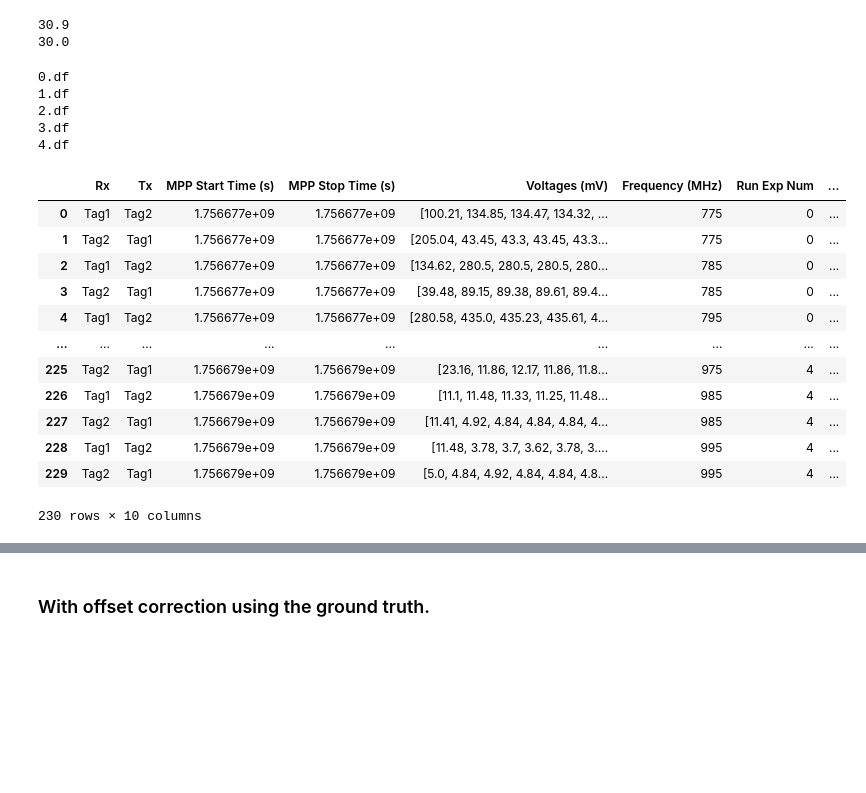
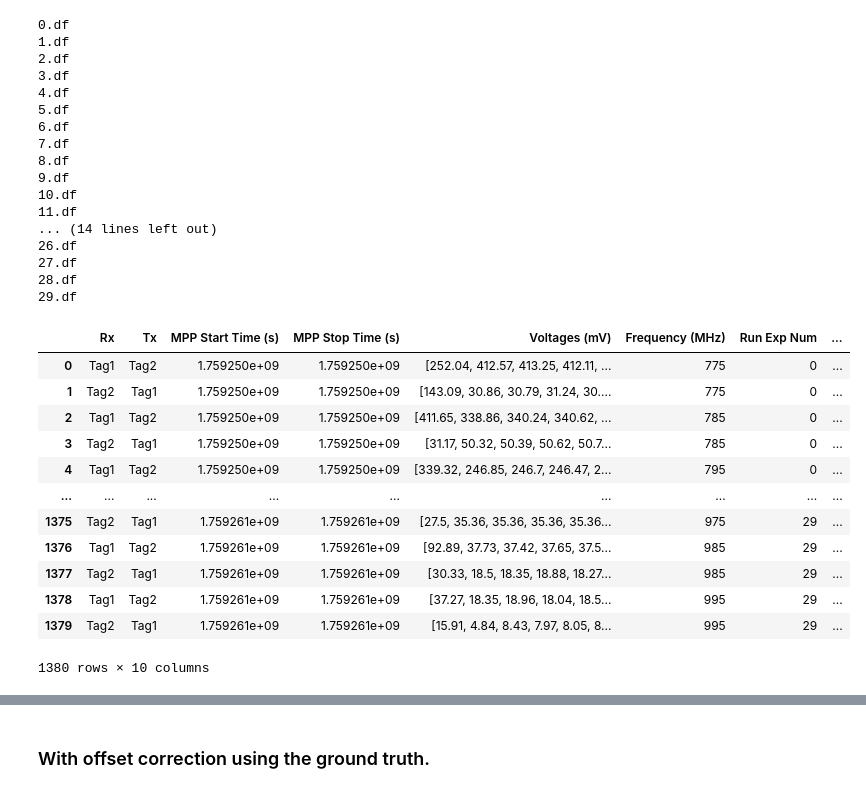
Before and after one commit to manavjeetsingh/RFImaging, a Jupyter notebook: OCS/FixedTTEDist/phaseProcessing.ipynb, the cells around one changed output, grey strips where cells are left out. Saved outputs shown, nothing was run; the diff lists cells and outputs as text; code cells hidden in the pictures; blank space fills up the shorter version.

```diff
--- a/OCS/FixedTTEDist/phaseProcessing.ipynb
+++ b/OCS/FixedTTEDist/phaseProcessing.ipynb
@@ -24,45 +35,51 @@ notes
-# %%
-print(float(notes[notes['Sno']==0]['Laser dist'].iloc[0]))
-print(float(notes[notes['Sno']==0]['Tape dist'].iloc[0]))
-# %% [output]
-30.9
-30.0
 # %%
 df_all=None
 file_names = sorted([f for f in os.listdir("dataframes") if f[0] != '.'], key=lambda x: int(x.split('.')[0]))
 for file_name in file_names:
     dist_idx=int(file_name.split(".")[0])
-    laser_dist=float(notes[notes['Sno']==dist_idx]['Laser dist'].iloc[0])
-    tape_dist=float(notes[notes['Sno']==dist_idx]['Tape dist'].iloc[0])
+    T2Tdist=float(notes[notes['Sno']==dist_idx]['T2T Dist'].iloc[0])
+    wallDist=float(notes[notes['Sno']==dist_idx]['Wall Dist'].iloc[0])
     with open(f'dataframes/{file_name}', "rb") as f:
         print(file_name)
         _df = pickle.load(f)
         # Add new columns to _df for all rows
         _df['Run Exp Num'] = dist_idx
-        _df['Laser dist'] = laser_dist/100
-        _df['Tape dist'] = tape_dist/100
+        _df['dist'] = T2Tdist/100
+        _df['wall dist'] = wallDist/100
         if df_all is None:
             df_all=_df
         else:
             df_all = pd.concat([df_all, _df], ignore_index=True)
 
 df_all
 # %% [output]
 0.df
 1.df
 2.df
 3.df
 4.df
+5.df
+6.df
+7.df
+8.df
+9.df
+10.df
+11.df
+... (14 lines left out)
+26.df
+27.df
+28.df
+29.df
 |  | Rx | Tx | MPP Start Time (s) | MPP Stop Time (s) | Voltages (mV) | Frequency (MHz) | Run Exp Num | ... |
-| 0 | Tag1 | Tag2 | 1.756677e+09 | 1.756677e+09 | [100.21, 134.85, 134.47, 134.32, ... | 775 | 0 | ... |
-| 1 | Tag2 | Tag1 | 1.756677e+09 | 1.756677e+09 | [205.04, 43.45, 43.3, 43.45, 43.3... | 775 | 0 | ... |
-| 2 | Tag1 | Tag2 | 1.756677e+09 | 1.756677e+09 | [134.62, 280.5, 280.5, 280.5, 280... | 785 | 0 | ... |
-| 3 | Tag2 | Tag1 | 1.756677e+09 | 1.756677e+09 | [39.48, 89.15, 89.38, 89.61, 89.4... | 785 | 0 | ... |
-| 4 | Tag1 | Tag2 | 1.756677e+09 | 1.756677e+09 | [280.58, 435.0, 435.23, 435.61, 4... | 795 | 0 | ... |
+| 0 | Tag1 | Tag2 | 1.759250e+09 | 1.759250e+09 | [252.04, 412.57, 413.25, 412.11, ... | 775 | 0 | ... |
+| 1 | Tag2 | Tag1 | 1.759250e+09 | 1.759250e+09 | [143.09, 30.86, 30.79, 31.24, 30.... | 775 | 0 | ... |
+| 2 | Tag1 | Tag2 | 1.759250e+09 | 1.759250e+09 | [411.65, 338.86, 340.24, 340.62, ... | 785 | 0 | ... |
+| 3 | Tag2 | Tag1 | 1.759250e+09 | 1.759250e+09 | [31.17, 50.32, 50.39, 50.62, 50.7... | 785 | 0 | ... |
+| 4 | Tag1 | Tag2 | 1.759250e+09 | 1.759250e+09 | [339.32, 246.85, 246.7, 246.47, 2... | 795 | 0 | ... |
 | ... | ... | ... | ... | ... | ... | ... | ... | ... |
-| 225 | Tag2 | Tag1 | 1.756679e+09 | 1.756679e+09 | [23.16, 11.86, 12.17, 11.86, 11.8... | 975 | 4 | ... |
-| 226 | Tag1 | Tag2 | 1.756679e+09 | 1.756679e+09 | [11.1, 11.48, 11.33, 11.25, 11.48... | 985 | 4 | ... |
-| 227 | Tag2 | Tag1 | 1.756679e+09 | 1.756679e+09 | [11.41, 4.92, 4.84, 4.84, 4.84, 4... | 985 | 4 | ... |
-| 228 | Tag1 | Tag2 | 1.756679e+09 | 1.756679e+09 | [11.48, 3.78, 3.7, 3.62, 3.78, 3.... | 995 | 4 | ... |
-| 229 | Tag2 | Tag1 | 1.756679e+09 | 1.756679e+09 | [5.0, 4.84, 4.92, 4.84, 4.84, 4.8... | 995 | 4 | ... |
+| 1375 | Tag2 | Tag1 | 1.759261e+09 | 1.759261e+09 | [27.5, 35.36, 35.36, 35.36, 35.36... | 975 | 29 | ... |
+| 1376 | Tag1 | Tag2 | 1.759261e+09 | 1.759261e+09 | [92.89, 37.73, 37.42, 37.65, 37.5... | 985 | 29 | ... |
+| 1377 | Tag2 | Tag1 | 1.759261e+09 | 1.759261e+09 | [30.33, 18.5, 18.35, 18.88, 18.27... | 985 | 29 | ... |
+| 1378 | Tag1 | Tag2 | 1.759261e+09 | 1.759261e+09 | [37.27, 18.35, 18.96, 18.04, 18.5... | 995 | 29 | ... |
+| 1379 | Tag2 | Tag1 | 1.759261e+09 | 1.759261e+09 | [15.91, 4.84, 8.43, 7.97, 8.05, 8... | 995 | 29 | ... |
-230 rows × 10 columns
+1380 rows × 10 columns
```
Also changed, not shown: parts of 16 cells of this notebook, 11 other files.
